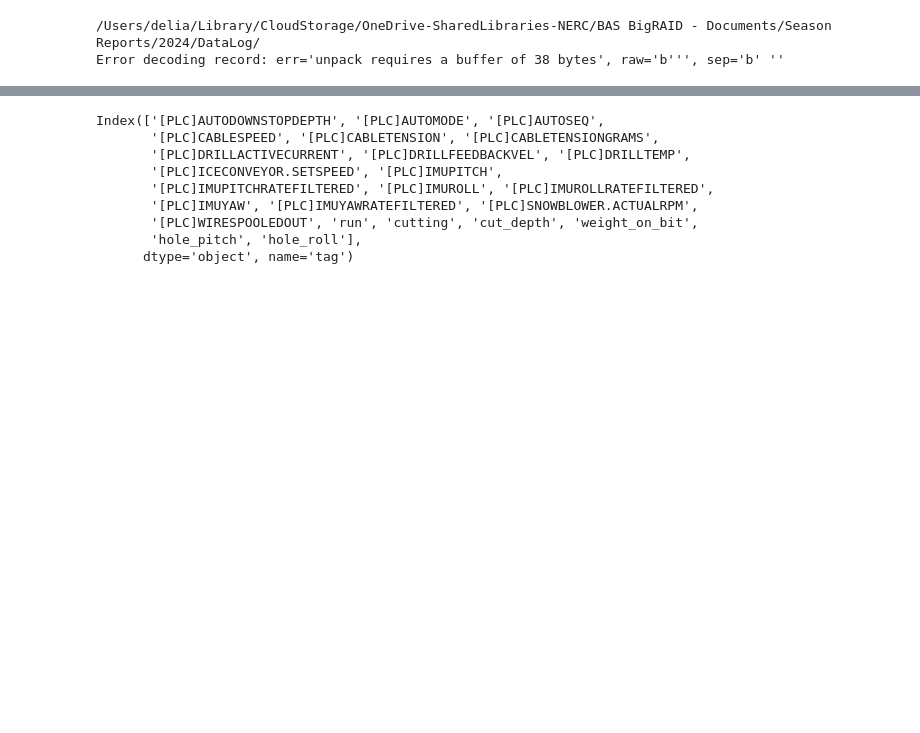
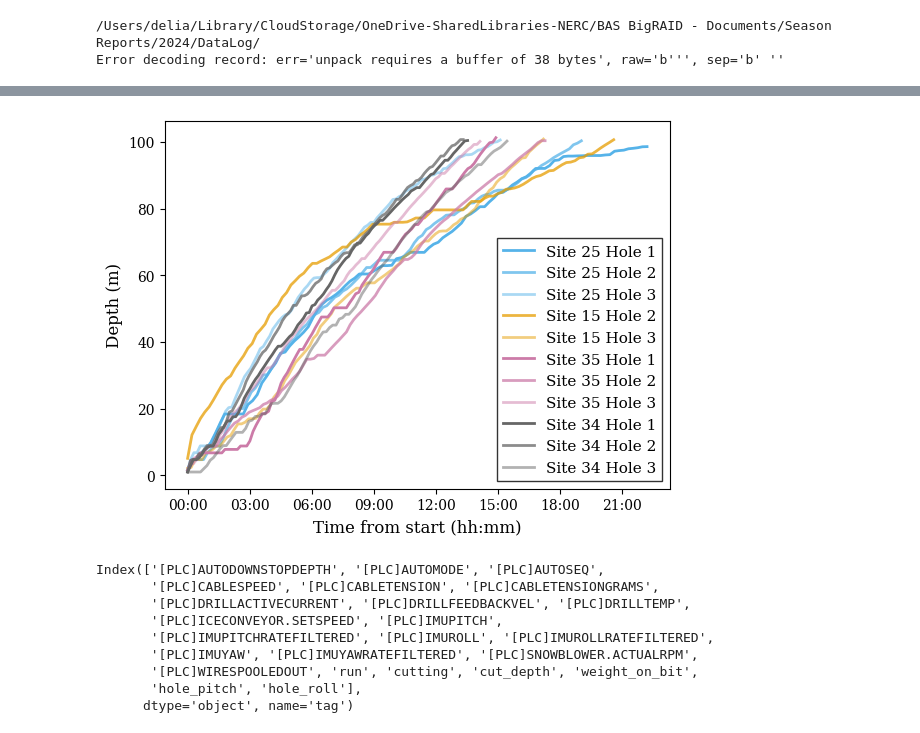
Before and after one commit to RNO-G/bigraid_log_reader, a Jupyter notebook: proceedings_notebook.ipynb, the cells around one changed output, grey strips where cells are left out. Saved outputs shown, nothing was run; the diff lists cells and outputs as text; code cells hidden in the pictures; blank space fills up the shorter version.

```diff
--- a/proceedings_notebook.ipynb
+++ b/proceedings_notebook.ipynb
@@ -262,3 +407,41 @@ ax.legend(loc = 3)
+# %%
+# Hole -> shade index within a site (1->0, 2->1, 3->2, 4->0, ...)
+fig = plt.figure(figsize=(6, 4.5))
+ax = fig.subplots()
+
+for spine in ax.spines.values():
+    spine.set_color('black')
+ax.tick_params(axis='both', colors='black')
+
+
+for (number, site, hole), idx in hole_groups.groups.items():
+    data = mdf.loc[idx, ['[PLC]WIRESPOOLEDOUT', 'hole_duration']].cummax()
+    # Choose 100 evenly spaced points and subsample the data
+    subset_idx = np.round(np.linspace(0, data.shape[0]-1, 100)).astype(int)
+    subsample = data.iloc[subset_idx]
+
+    shade_idx = (int(hole) - 1) % 3
+    color = site_shades[site][shade_idx]
+
+    ax.plot(
+        pd.to_datetime(subsample['hole_duration'], unit='s'),
+        subsample['[PLC]WIRESPOOLEDOUT'],
+        color=color,
+        linewidth=2,
+        label=f"Site {site} Hole {hole}",
+    )
+
+formatter = DateFormatter("%H:%M")
+ax.xaxis.set_major_formatter(formatter)
+
+ax.set_xlabel("Time from start (hh:mm)")
+ax.set_ylabel("Depth (m)")
+ax.legend(loc='best', frameon=True, fancybox=False, edgecolor='black', fontsize=11)
+fig.tight_layout()
+fig.savefig("paper_plots/performance-2025.pdf")
+fig.show()
+# %% [output]
+[figure, added]
 # %%
 df.keys()
 # %% [output]
```
Also changed, not shown: parts of 13 cells of this notebook.
